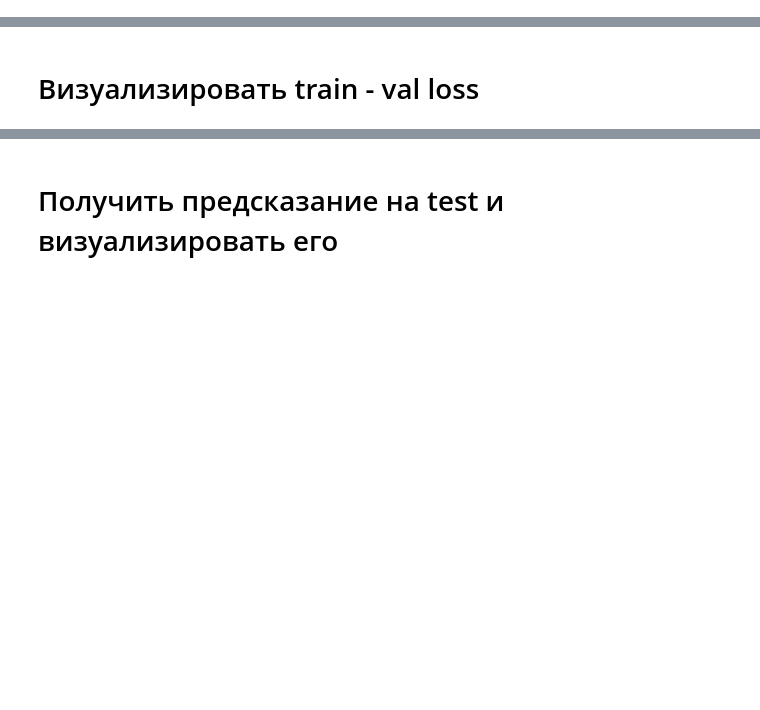
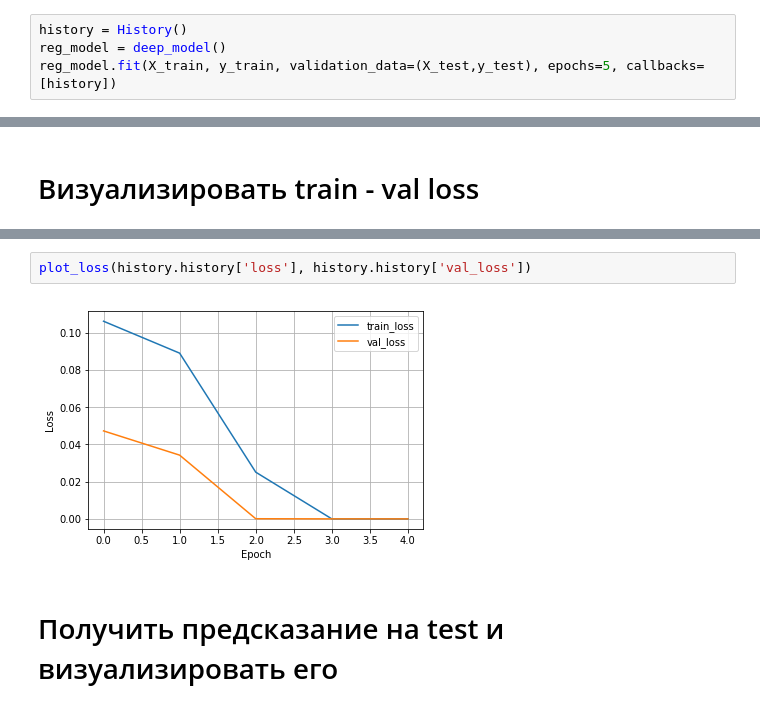
Before and after one commit to axreldable/tech_ml_intro, a Jupyter notebook: lesson_8/Lecture_8/examples/KerasDJIRegression_task.ipynb, the cells around one changed output, grey strips where cells are left out. Saved outputs shown, nothing was run; the diff lists cells and outputs as text; blank space fills up the shorter version.

```diff
--- a/lesson_8/Lecture_8/examples/KerasDJIRegression_task.ipynb
+++ b/lesson_8/Lecture_8/examples/KerasDJIRegression_task.ipynb
@@ -68,0 +105,4 @@ y_test = scaler.fit_transform(df_test['Close'].as_matrix().reshape(-1,1))
+# %%
+history = History()
+reg_model = deep_model()
+reg_model.fit(X_train, y_train, validation_data=(X_test,y_test), epochs=5, callbacks=[history])
@@ -71,3 +137,7 @@ y_test = scaler.fit_transform(df_test['Close'].as_matrix().reshape(-1,1))
+# %%
+plot_loss(history.history['loss'], history.history['val_loss'])
+# %% [output]
+[figure, added]
 # %% [markdown]
 # Получить предсказание на test и визуализировать его
 # %% [markdown]
```
Also changed, not shown: parts of 14 cells of this notebook, 3 other files.
